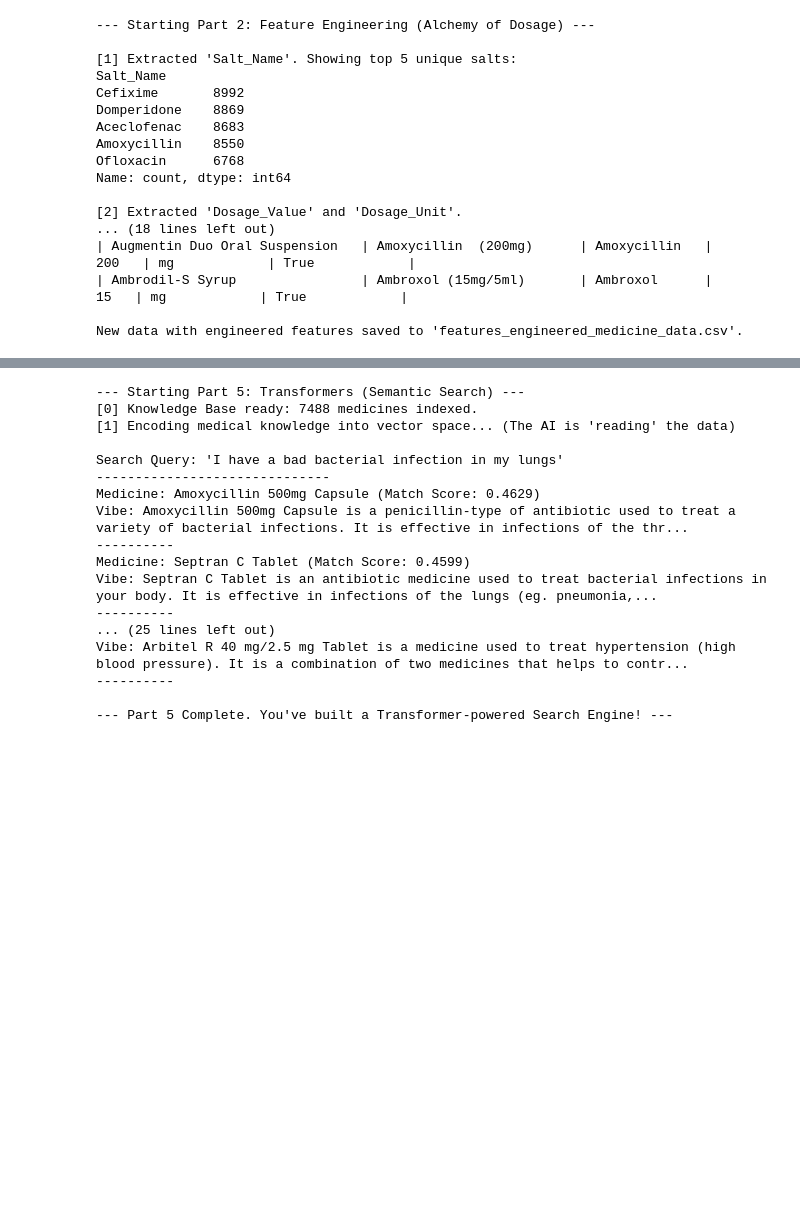
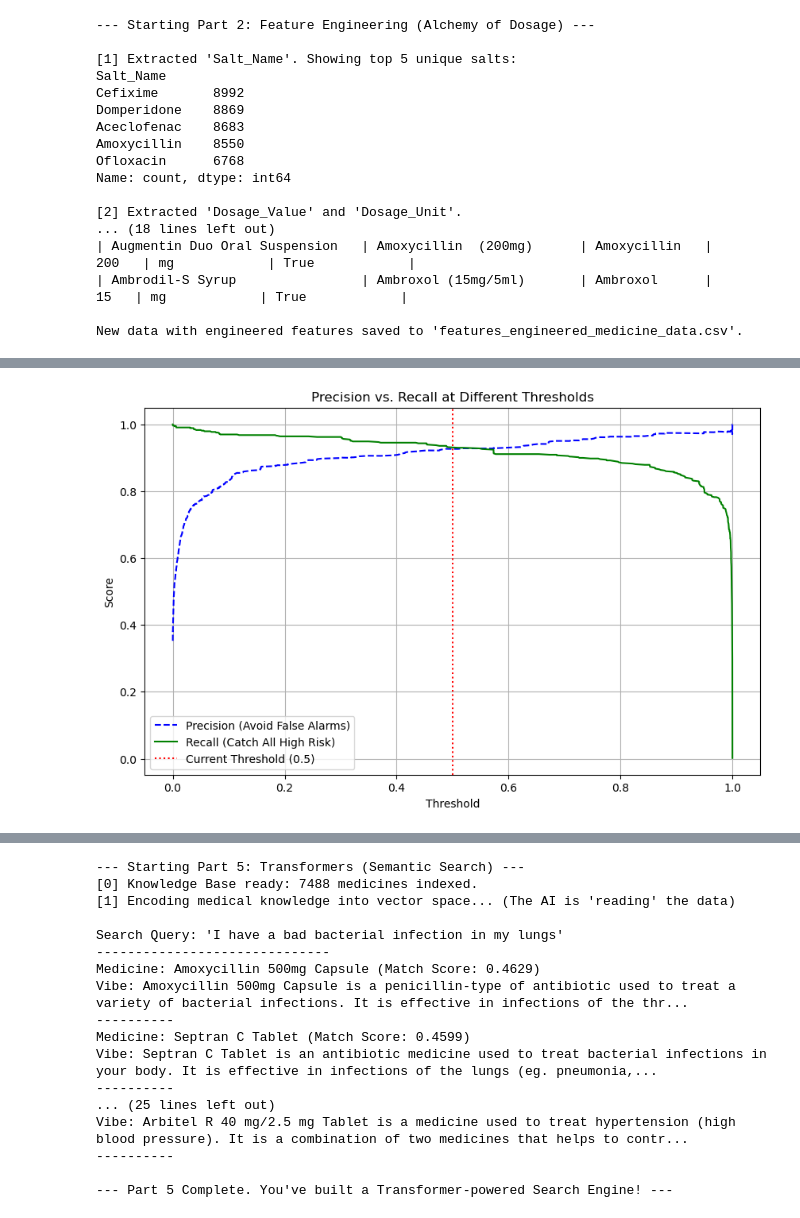
Before and after one commit to tomekl007/manning_vibe_engineering, a Jupyter notebook: CH_04/drug analysis.ipynb, the cells around one changed output, grey strips where cells are left out. Drawn from its saved outputs; the diff is of its cells as text; code cells hidden in the pictures; blank space fills up the shorter version.

```diff
--- a/CH_04/drug analysis.ipynb
+++ b/CH_04/drug analysis.ipynb
@@ -995,0 +1199,19 @@ weighted avg       0.98      0.98      0.98      1498
+# %%
+from sklearn.metrics import precision_recall_curve
+
+# Get probabilities for the positive class
+y_scores = model.predict(X_test).ravel()
+precisions, recalls, thresholds = precision_recall_curve(Y_test, y_scores)
+
+plt.figure(figsize=(10, 6))
+plt.plot(thresholds, precisions[:-1], "b--", label="Precision (Avoid False Alarms)")
+plt.plot(thresholds, recalls[:-1], "g-", label="Recall (Catch All High Risk)")
+plt.axvline(x=0.5, color='red', linestyle=':', label='Current Threshold (0.5)')
+plt.xlabel("Threshold")
+plt.ylabel("Score")
+plt.title("Precision vs. Recall at Different Thresholds")
+plt.legend()
+plt.grid(True)
+plt.savefig("images/Precision vs. Recall at Different Thresholds.png", dpi=200)
+plt.show()
+# %% [output]
@@ -995,0 +1219 @@ weighted avg       0.98      0.98      0.98      1498
+[figure, added]
```
Also changed, not shown: parts of 14 cells of this notebook.
